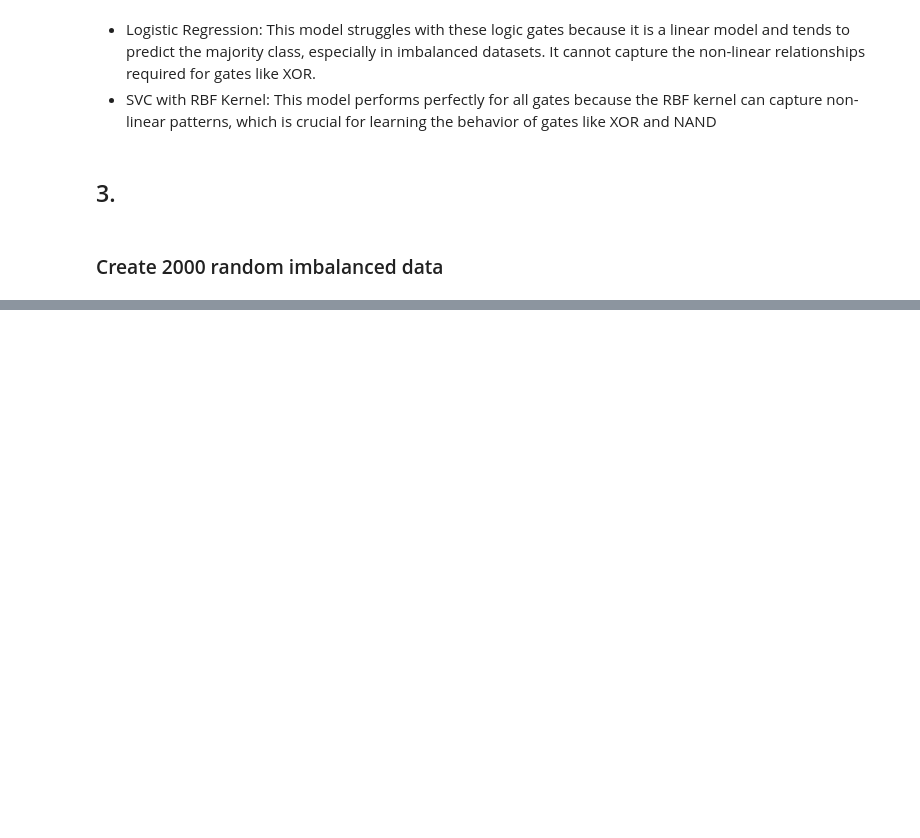
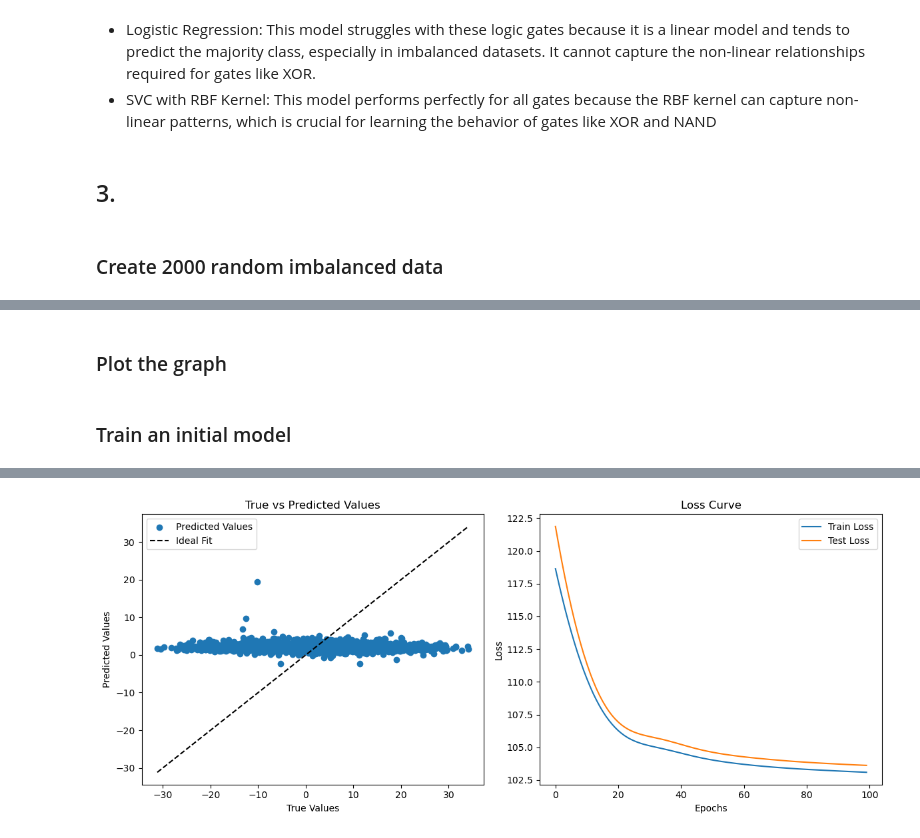
Before and after one commit to yzysnake/DeepLearningComputerVision, a Jupyter notebook: Week 3/Assignment 1/Assignment_1.ipynb, the cells around one changed output, grey strips where cells are left out. Cells and saved outputs as stored; diff of their text form; code cells hidden in the pictures; blank space fills up the shorter version.

```diff
--- a/Week 3/Assignment 1/Assignment_1.ipynb
+++ b/Week 3/Assignment 1/Assignment_1.ipynb
@@ -55,0 +175,4 @@ print(results)
+# %%
+# Function to compute loss
+def compute_loss(y_true, y_pred):
+    return tf.reduce_mean(tf.square(y_true - y_pred))
@@ -55,0 +204,46 @@ print(results)
+# %% [markdown]
+### Plot the graph
+# %%
+# Function to plot results
+def plot_results(y_test, y_pred, train_loss_history, test_loss_history):
+    plt.figure(figsize=(12, 5))
+
+    plt.subplot(1, 2, 1)
+    plt.scatter(y_test, y_pred, label='Predicted Values')
+    plt.plot([y_test.min(), y_test.max()], [y_test.min(), y_test.max()], 'k--', label='Ideal Fit')
+    plt.xlabel('True Values')
+    plt.ylabel('Predicted Values')
+    plt.legend()
+    plt.title('True vs Predicted Values')
+
+    plt.subplot(1, 2, 2)
+    plt.plot(train_loss_history, label='Train Loss')
+    plt.plot(test_loss_history, label='Test Loss')
+    plt.xlabel('Epochs')
+    plt.ylabel('Loss')
+    plt.legend()
+    plt.title('Loss Curve')
+
+    plt.tight_layout()
+    plt.show()
+# %% [markdown]
+### Train an initial model
+# %%
+# Load the dataset and split it
+X_train, X_test, y_train, y_test = load_california_housing()
+
+# Normalize the data
+scaler = StandardScaler()
+X_train = scaler.fit_transform(X_train).astype(np.float32)
+X_test = scaler.transform(X_test).astype(np.float32)
+
+# Add noise to the training and test labels
+y_train_noisy = add_noise(y_train, noise_level=10).astype(np.float32)
+y_test_noisy = add_noise(y_test, noise_level=10).astype(np.float32)
+
+# Train the initial model
+model = create_model(input_dim=X_train.shape[1], hidden_units=[10])
+train_loss_history, test_loss_history = train_model(model, X_train, y_train_noisy, X_test, y_test_noisy)
+y_pred = forward_pass(model, X_test).numpy()
+plot_results(y_test_noisy, y_pred, train_loss_history, test_loss_history)
+# %% [output]
@@ -55,0 +260 @@ print(results)
+[figure, added]
```
Also changed, not shown: parts of 23 cells of this notebook.
